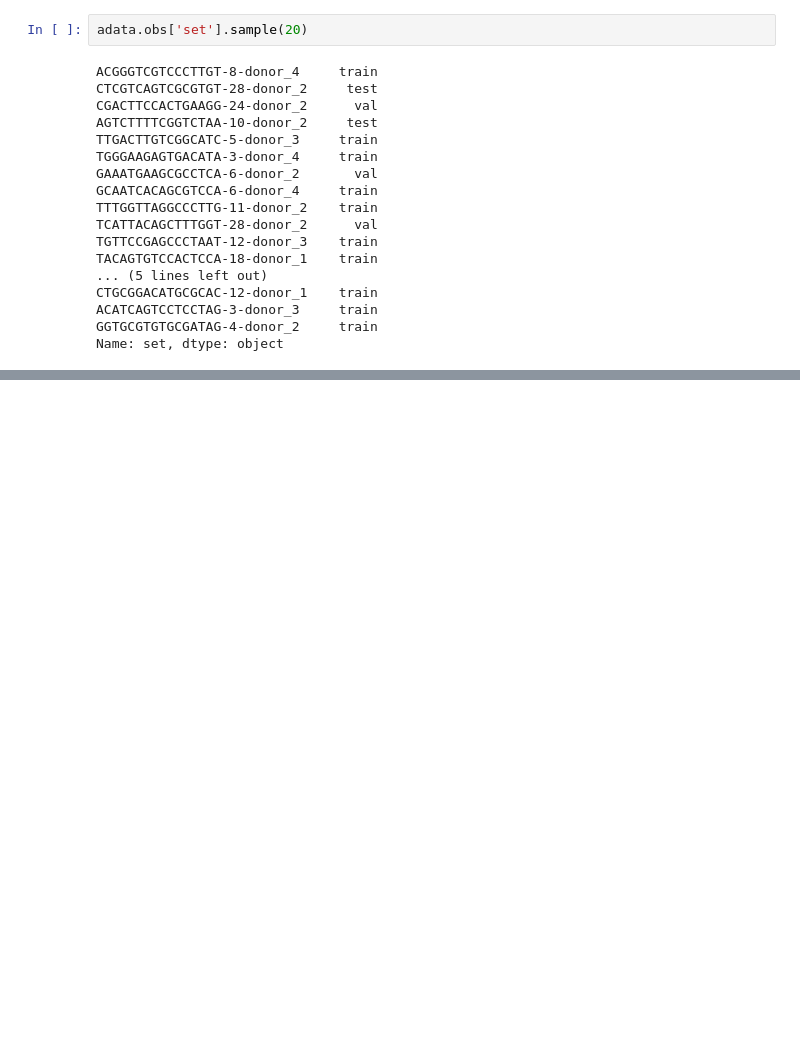
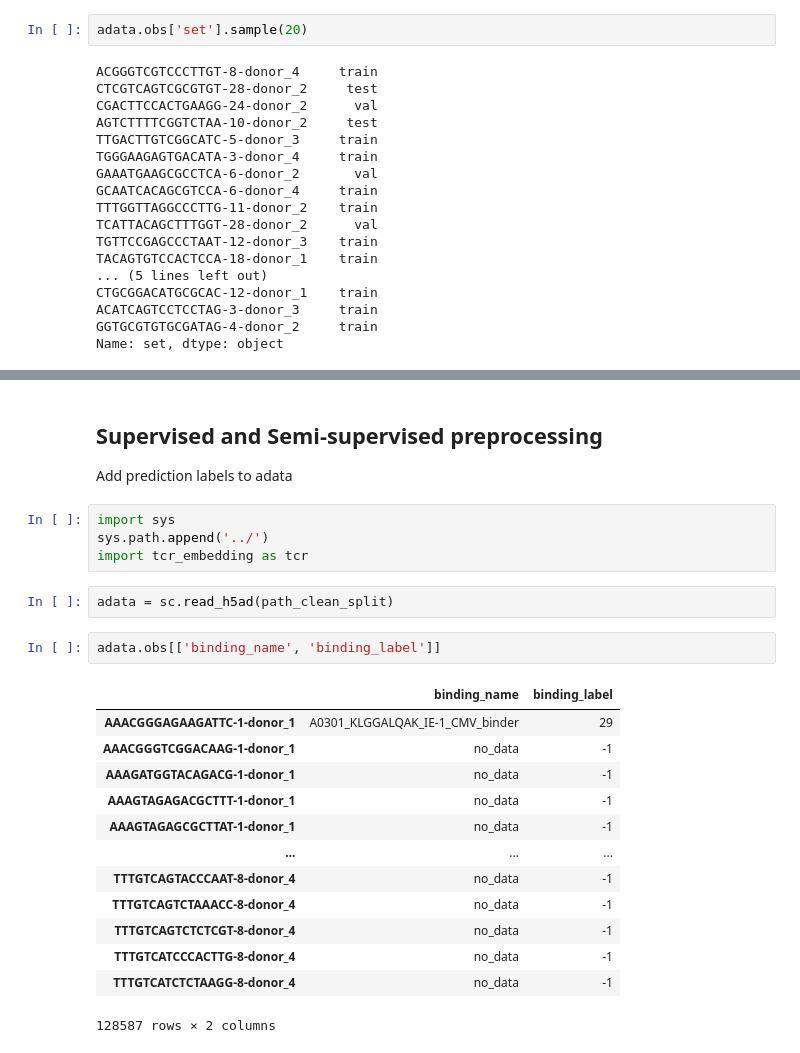
Before and after one commit to SchubertLab/mvTCR, a Jupyter notebook: preprocessing/pre_processing_10x.ipynb, the cells around one changed output, grey strips where cells are left out. Drawn from its saved outputs; the diff is of its cells as text; blank space fills up the shorter version.

Commit message:
add supervised model, some missed files from previous commit

```diff
--- a/preprocessing/pre_processing_10x.ipynb
+++ b/preprocessing/pre_processing_10x.ipynb
@@ -678,3 +679,28 @@ adata.write_h5ad('../data/10x_CD8TC/v5_train_val_test.h5ad', compression='gzip')
 ... storing 'binding_name' as categorical
 ... storing 'donor+binding' as categorical
 ... storing 'set' as categorical
+# %% [markdown]
+## Supervised and Semi-supervised preprocessing
+Add prediction labels to adata
+# %%
+import sys
+sys.path.append('../')
+import tcr_embedding as tcr
+# %%
+adata = sc.read_h5ad(path_clean_split)
+# %%
+adata.obs[['binding_name', 'binding_label']]
+# %% [output]
+|  | binding_name | binding_label |
+| AAACGGGAGAAGATTC-1-donor_1 | A0301_KLGGALQAK_IE-1_CMV_binder | 29 |
+| AAACGGGTCGGACAAG-1-donor_1 | no_data | -1 |
+| AAAGATGGTACAGACG-1-donor_1 | no_data | -1 |
+| AAAGTAGAGACGCTTT-1-donor_1 | no_data | -1 |
+| AAAGTAGAGCGCTTAT-1-donor_1 | no_data | -1 |
+| ... | ... | ... |
+| TTTGTCAGTACCCAAT-8-donor_4 | no_data | -1 |
+| TTTGTCAGTCTAAACC-8-donor_4 | no_data | -1 |
+| TTTGTCAGTCTCTCGT-8-donor_4 | no_data | -1 |
+| TTTGTCATCCCACTTG-8-donor_4 | no_data | -1 |
+| TTTGTCATCTCTAAGG-8-donor_4 | no_data | -1 |
+128587 rows × 2 columns
```
Also changed, not shown: parts of 9 cells of this notebook, 1 other file.
